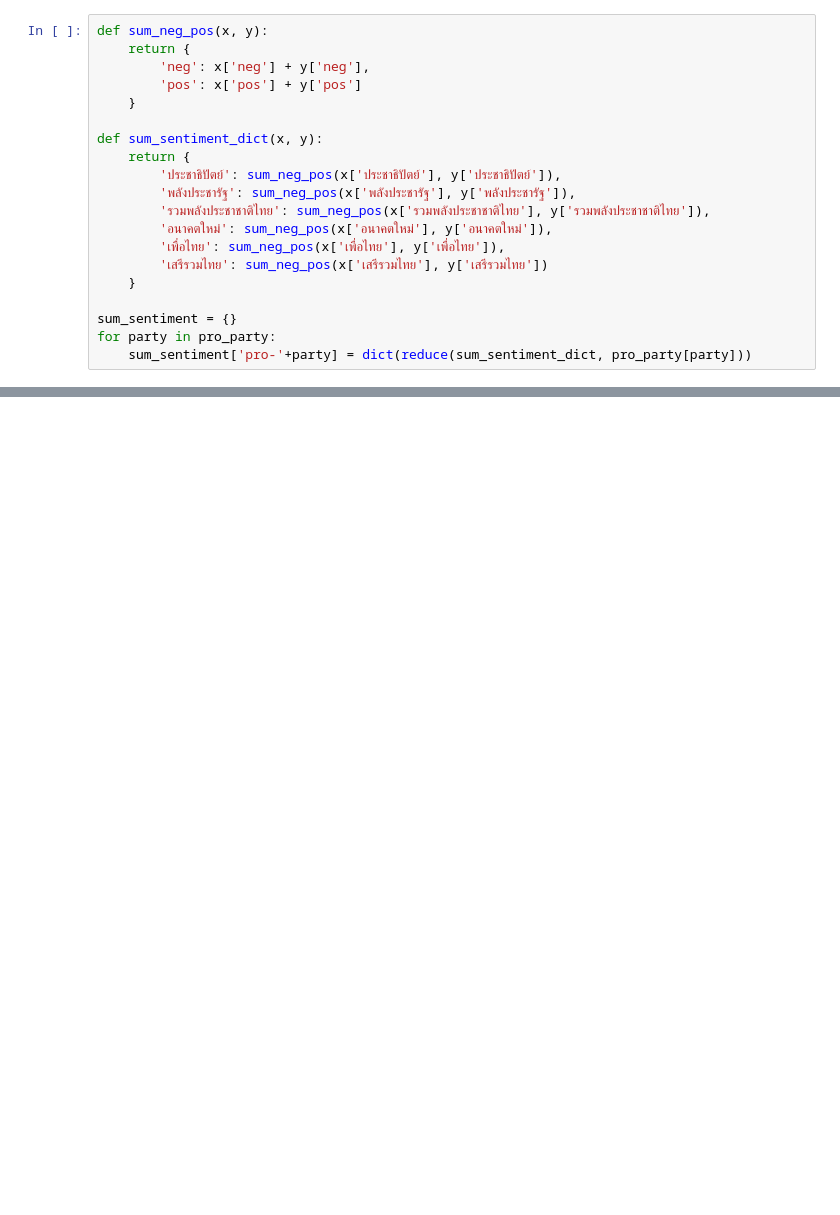
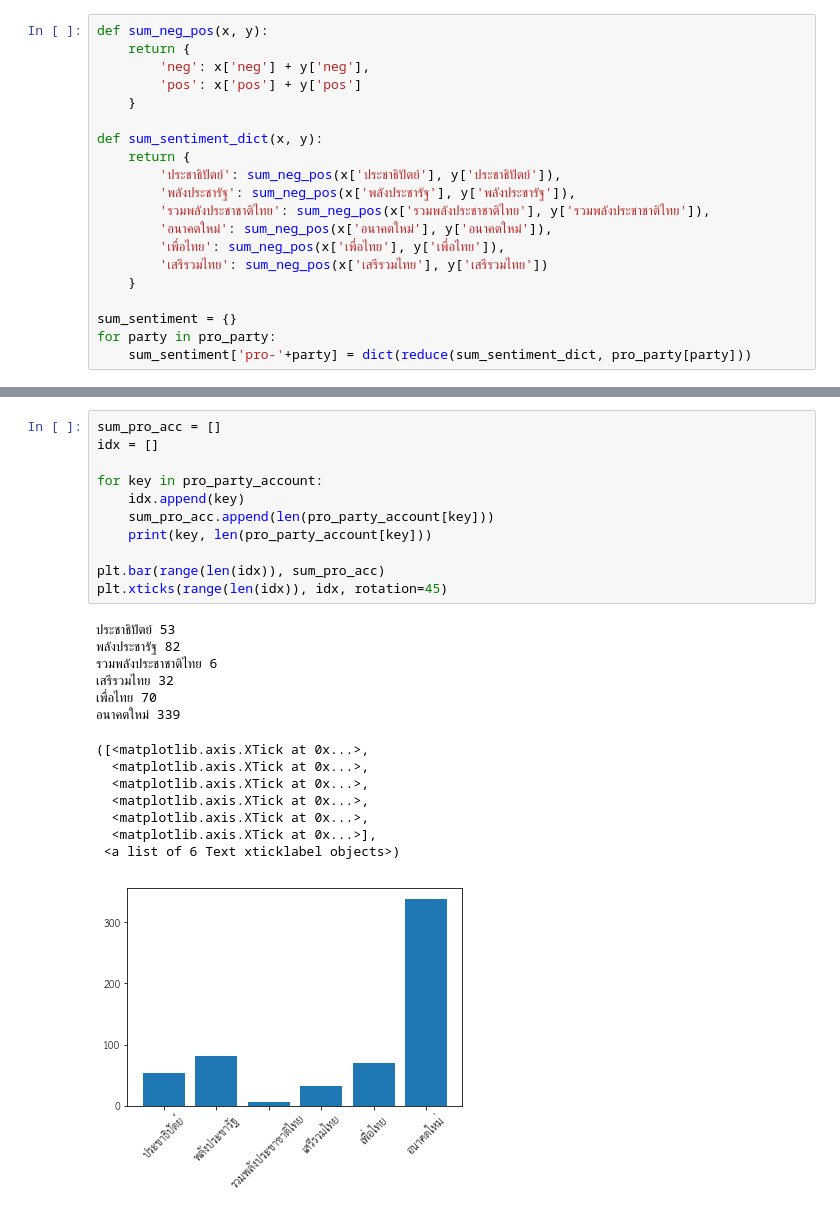
Before and after one commit to dsmlr/Thai-political-tweet-analysis, a Jupyter notebook: User tweet text sentiment.ipynb, the cells around one changed output, grey strips where cells are left out. Cells and saved outputs as stored; diff of their text form; blank space fills up the shorter version.

```diff
--- a/User tweet text sentiment.ipynb
+++ b/User tweet text sentiment.ipynb
@@ -149,0 +186,26 @@ AttributeError: 'DataFrame' object has no attribute 'str'
+# %%
+sum_pro_acc = []
+idx = []
+
+for key in pro_party_account:
+    idx.append(key)
+    sum_pro_acc.append(len(pro_party_account[key]))
+    print(key, len(pro_party_account[key]))
+
+plt.bar(range(len(idx)), sum_pro_acc)
+plt.xticks(range(len(idx)), idx, rotation=45)
+# %% [output]
+ประชาธิปัตย์ 53
+พลังประชารัฐ 82
+รวมพลังประชาชาติไทย 6
+เสรีรวมไทย 32
+เพื่อไทย 70
+อนาคตใหม่ 339
+([<matplotlib.axis.XTick at 0x...>,
+  <matplotlib.axis.XTick at 0x...>,
+  <matplotlib.axis.XTick at 0x...>,
+  <matplotlib.axis.XTick at 0x...>,
+  <matplotlib.axis.XTick at 0x...>,
+  <matplotlib.axis.XTick at 0x...>],
+ <a list of 6 Text xticklabel objects>)
+[figure, added]
```
Also changed, not shown: parts of 10 cells of this notebook, 7 other files.
